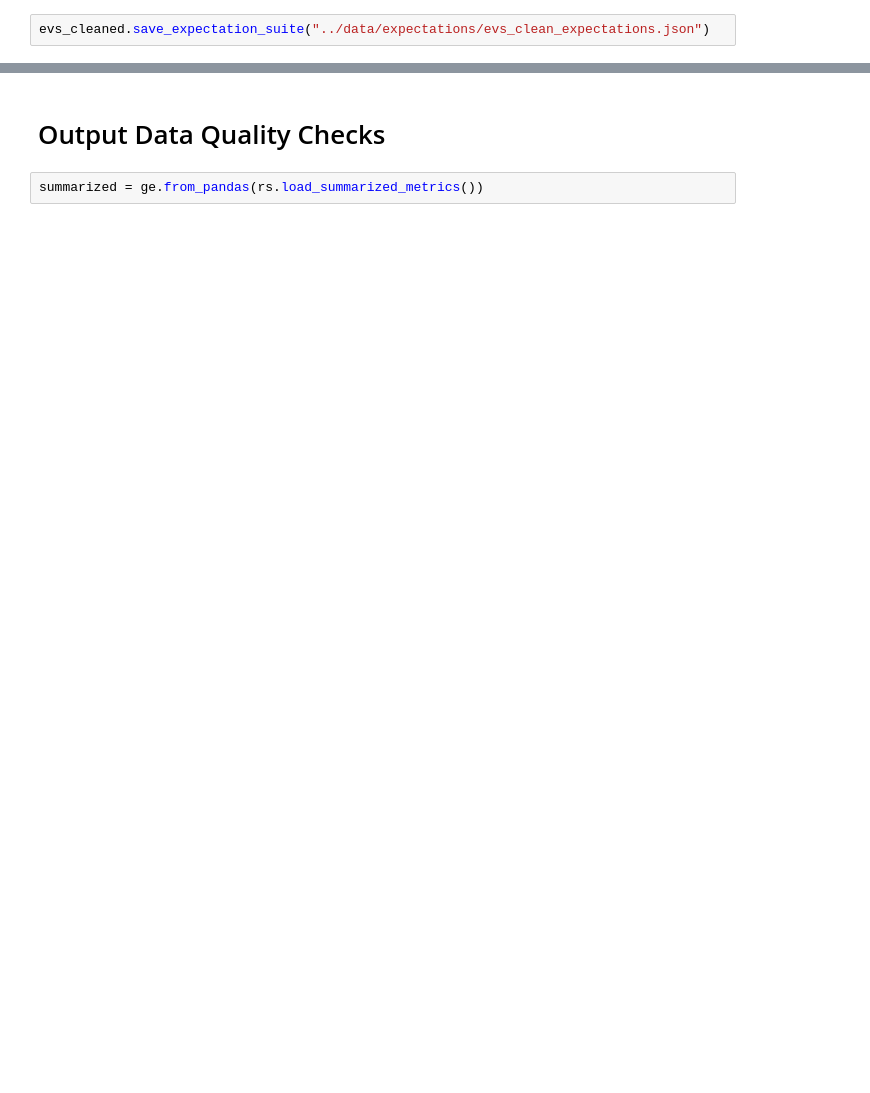
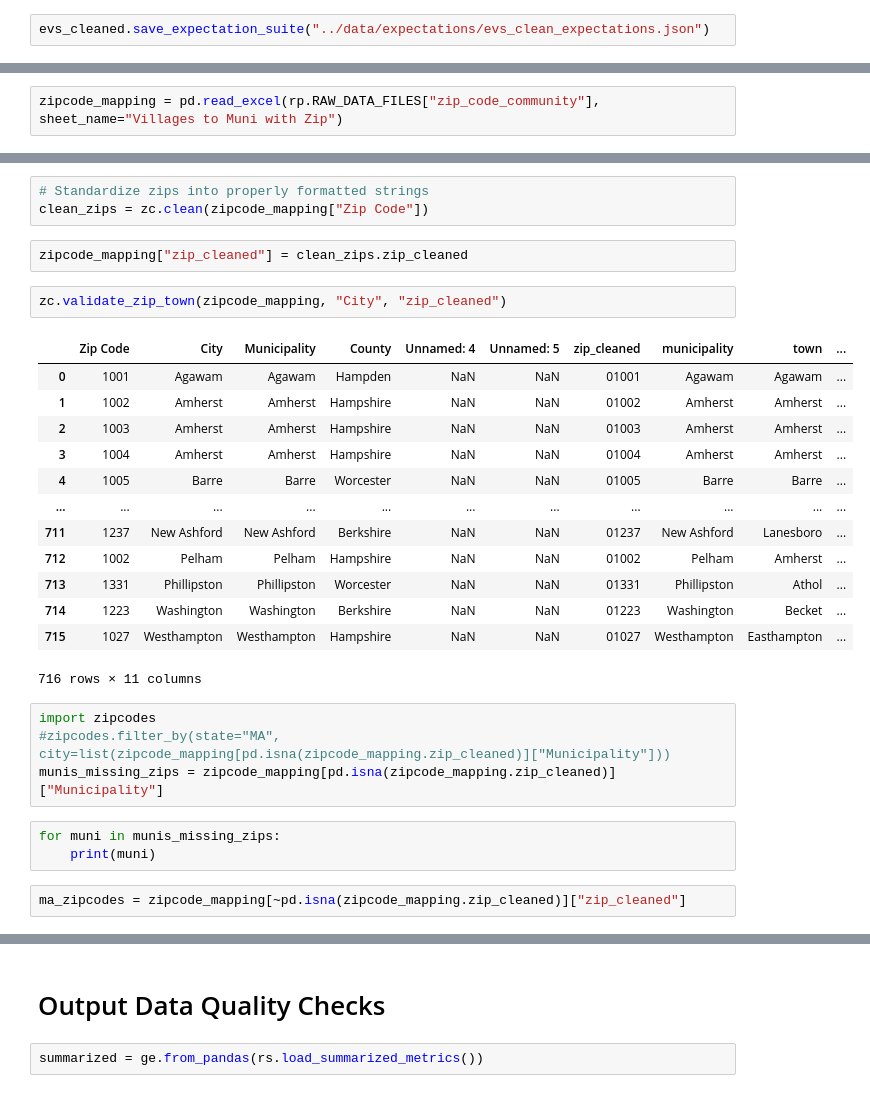
Before and after one commit to massenergize/rad_pipeline, a Jupyter notebook: notebooks/expectations.ipynb, the cells around one changed output, grey strips where cells are left out. Saved outputs shown, nothing was run; the diff lists cells and outputs as text; blank space fills up the shorter version.

Commit message:
Pipeline rerun with revised zip=>municipality logic

```diff
--- a/notebooks/expectations.ipynb
+++ b/notebooks/expectations.ipynb
@@ -1485,0 +1493,2 @@ evs_cleaned.save_expectation_suite("../data/expectations/evs_clean_expectations.
+# %%
+zipcode_mapping = pd.read_excel(rp.RAW_DATA_FILES["zip_code_community"], sheet_name="Villages to Muni with Zip")
@@ -1485,0 +1515,30 @@ evs_cleaned.save_expectation_suite("../data/expectations/evs_clean_expectations.
+# %%
+# Standardize zips into properly formatted strings
+clean_zips = zc.clean(zipcode_mapping["Zip Code"])
+# %%
+zipcode_mapping["zip_cleaned"] = clean_zips.zip_cleaned
+# %%
+zc.validate_zip_town(zipcode_mapping, "City", "zip_cleaned")
+# %% [output]
+|  | Zip Code | City | Municipality | County | Unnamed: 4 | Unnamed: 5 | zip_cleaned | municipality | town | ... |
+| 0 | 1001 | Agawam | Agawam | Hampden | NaN | NaN | 01001 | Agawam | Agawam | ... |
+| 1 | 1002 | Amherst | Amherst | Hampshire | NaN | NaN | 01002 | Amherst | Amherst | ... |
+| 2 | 1003 | Amherst | Amherst | Hampshire | NaN | NaN | 01003 | Amherst | Amherst | ... |
+| 3 | 1004 | Amherst | Amherst | Hampshire | NaN | NaN | 01004 | Amherst | Amherst | ... |
+| 4 | 1005 | Barre | Barre | Worcester | NaN | NaN | 01005 | Barre | Barre | ... |
+| ... | ... | ... | ... | ... | ... | ... | ... | ... | ... | ... |
+| 711 | 1237 | New Ashford | New Ashford | Berkshire | NaN | NaN | 01237 | New Ashford | Lanesboro | ... |
+| 712 | 1002 | Pelham | Pelham | Hampshire | NaN | NaN | 01002 | Pelham | Amherst | ... |
+| 713 | 1331 | Phillipston | Phillipston | Worcester | NaN | NaN | 01331 | Phillipston | Athol | ... |
+| 714 | 1223 | Washington | Washington | Berkshire | NaN | NaN | 01223 | Washington | Becket | ... |
+| 715 | 1027 | Westhampton | Westhampton | Hampshire | NaN | NaN | 01027 | Westhampton | Easthampton | ... |
+716 rows × 11 columns
+# %%
+import zipcodes
+#zipcodes.filter_by(state="MA", city=list(zipcode_mapping[pd.isna(zipcode_mapping.zip_cleaned)]["Municipality"]))
+munis_missing_zips = zipcode_mapping[pd.isna(zipcode_mapping.zip_cleaned)]["Municipality"]
+# %%
+for muni in munis_missing_zips:
+    print(muni)
+# %%
+ma_zipcodes = zipcode_mapping[~pd.isna(zipcode_mapping.zip_cleaned)]["zip_cleaned"]
```
Also changed, not shown: parts of 81 cells of this notebook, 9 other files.
